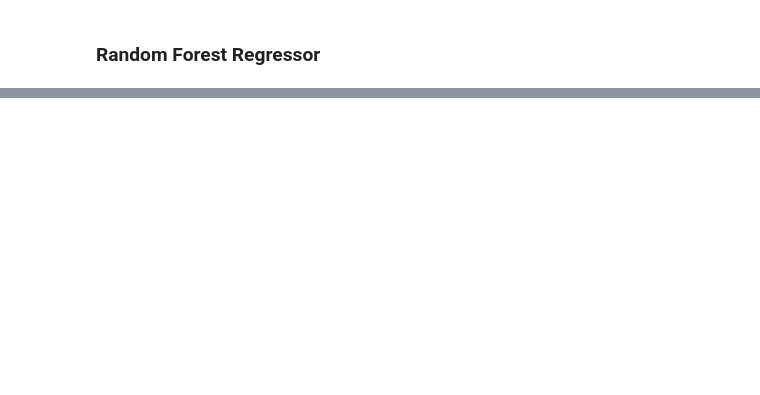
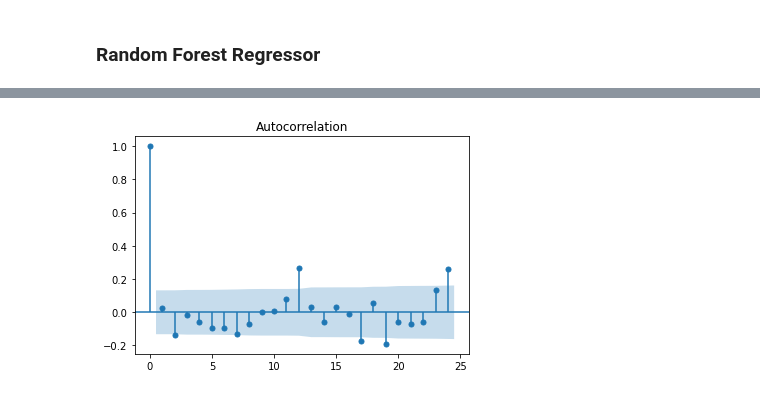
Before and after one commit to maamecobbinah/Masters-Research-Project-, a Jupyter notebook: Methodology and Experimentation .ipynb, the cells around one changed output, grey strips where cells are left out. Cells and saved outputs as stored; diff of their text form; code cells hidden in the pictures; blank space fills up the shorter version.

```diff
--- a/Methodology and Experimentation .ipynb
+++ b/Methodology and Experimentation .ipynb
@@ -310,6 +320,9 @@ R-squared (R2): -11.92799342850912
 ### ARIMA Model
 # %%
 from statsmodels.tsa.arima.model import ARIMA
+# Load and preprocess the data
+train_data = data.iloc[:-12]  # Use all but the last 12 months for training
+test_data = data.iloc[-12:]
 #Check for stationarity
 def check_stationarity(series):
     result = adfuller(series)
@@ -380,8 +393,17 @@ forecast_df = pd.DataFrame(forecast_results, index=test_data.index)
 ... (18 outputs left out)
 # %%
 # Evaluate model performance
-mae = mean_absolute_error(test_data.values, forecast_df.values)
-rmse = np.sqrt(mean_squared_error(test_data.values, forecast_df.values))
-print(f"Mean Absolute Error (MAE): {mae}")
-print(f"Root Mean Squared Error (RMSE): {rmse}")
+arima_mae = mean_absolute_error(test_data.values, forecast_df.values)
+arima_rmse = np.sqrt(mean_squared_error(test_data.values, forecast_df.values))
+arima_r2 = r2_score(test_data.values, forecast_df.values)
+
+def smape(y_true, y_pred):
+    return 2 * np.mean(np.abs(y_true - y_pred) / (np.abs(y_true) + np.abs(y_pred))) * 100
+
+smape_score = smape(test_data.values, forecast_df.values)
+
+print('MAE :',arima_mae)
+print('SMAPE : ',smape_score)
+print('RMSE :', arima_rmse)
+print('R2 Score:', arima_r2)
 # %% [output]
@@ -594,0 +565,69 @@ Root Mean Squared Error (RMSE): 8.381935281703493
+# %%
+from sklearn.ensemble import RandomForestRegressor
+from sklearn.metrics import r2_score, mean_absolute_error, mean_squared_error
+import numpy as np
+import pandas as pd
+
+# Load and preprocess the data
+data = pd.read_csv(r"C:\Users\Owner\Downloads\MRP\CPI\CPI_Monthly_2003_2023_updated.csv", parse_dates=[0], index_col=[0])
+cpi_components = ['All-items', 'Food ', 'Shelter', 'Household operations', 'Clothing and footwear', 'Transportation', 'Gasoline', 'Health and personal care', 'Recreation & education ', 'Alcohol, tobacco & cannabis', 'All-items excluding food and energy ', 'All-items excluding energy ', 'Energy', 'Goods', 'Services ']
+data[cpi_components] = data[cpi_components].apply(pd.to_numeric, errors='coerce')
+data.dropna(inplace=True)
+train_data = data.iloc[:-24]  # Use all but the last 12 months for training
+test_data = data.iloc[-24:]
+
+# Step 3: Fit Random Forest Regressor models for each component
+rf_models = {}  # Dictionary to store the Random Forest models for each component
+forecast_results = {}  # Dictionary to store the forecast results for each component
+
+smape_scores = []  # List to store SMAPE scores for each component
+
+for component in cpi_components:
+    # Prepare the training data
+    X_train = np.arange(len(train_data)).reshape(-1, 1)
+    y_train = train_data[component].values
+
+    # Fit the Random Forest Regressor model
+    rf_model = RandomForestRegressor()
+    rf_model.fit(X_train, y_train)
+
+    # Check model residuals
+    train_predictions = rf_model.predict(X_train)
+    residuals = y_train - train_predictions
+    plot_acf(residuals)
+    plot_pacf(residuals)
+    plt.title(f'Autocorrelation and Partial Autocorrelation of Residuals - {component}')
+    plt.show()
+
+    # Prepare the testing data
+    X_test = np.arange(len(train_data), len(train_data) + len(test_data)).reshape(-1, 1)
+
+    # Forecasting
+    forecast = rf_model.predict(X_test)
+
+    rf_models[component] = rf_model
+    forecast_results[component] = forecast
+
+    # Calculate SMAPE score
+    smape = np.mean(2 * np.abs(forecast - test_data[component].values) / (np.abs(forecast) + np.abs(test_data[component].values))) * 100
+    smape_scores.append(smape)
+
+# Create DataFrame of forecast results
+forecast_df = pd.DataFrame(forecast_results, index=test_data.index)
+
+# Calculate overall R2 score
+rf_r2 = r2_score(test_data.values, forecast_df.values)
+
+# Calculate overall SMAPE score
+rf_smape = np.mean(smape_scores)
+
+# Step 5: Evaluate model performance
+rf_mae = mean_absolute_error(test_data.values, forecast_df.values)
+rf_rmse = np.sqrt(mean_squared_error(test_data.values, forecast_df.values))
+
+print(f"Mean Absolute Error (MAE): {rf_mae}")
+print(f"Overall SMAPE Score: {rf_smape}")
+print(f"Root Mean Squared Error (RMSE): {rf_rmse}")
+print(f"Overall R2 Score: {rf_r2}")
+# %% [output]
+[figure, added]
```
Also changed, not shown: parts of 31 cells of this notebook.
